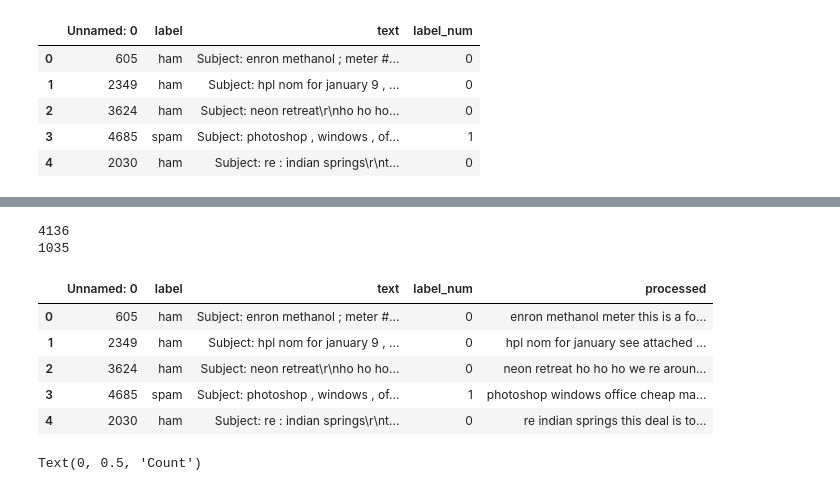
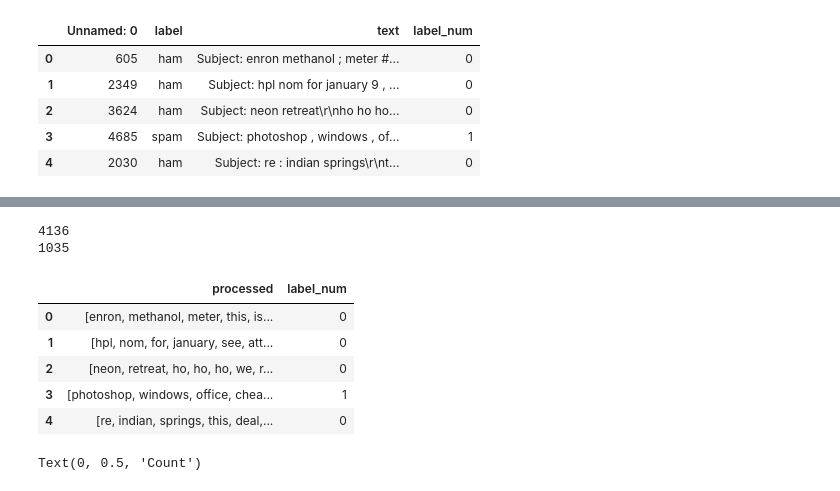
Before and after one commit to amannindra/spamEmail, a Jupyter notebook: spamEmail.ipynb, the cells around one changed output, grey strips where cells are left out. Saved outputs shown, nothing was run; the diff lists cells and outputs as text; code cells hidden in the pictures.

```diff
--- a/spamEmail.ipynb
+++ b/spamEmail.ipynb
@@ -138,20 +198,27 @@ data.head()
 # %%
-training_data = data.iloc[:int(0.8 * len(data))]
+set_train_Parameters = data.iloc[:int(0.8 * len(data))]
 
-test_data = data.iloc[int((0.8) * len(data)):]
+set_test_Parameters = data.iloc[int((0.8) * len(data)):]
 
-yesData = data[["processed", "label_num"]]
+training_data = set_train_Parameters[["processed", "label_num"]]
 
-print(len(training_data))
-print(len(test_data))
+test_data = set_test_Parameters[["processed", "label_num"]]
+
+training_data_no_proccess = set_train_Parameters[["text", "label_num"]]
+
+test_data_no_proccess = set_test_Parameters[["text", "label_num"]]
+
+
+print(len(training_data_no_proccess))
+print(len(test_data_no_proccess))
 training_data.head()
 # %% [output]
 4136
 1035
-|  | Unnamed: 0 | label | text | label_num | processed |
-| 0 | 605 | ham | Subject: enron methanol ; meter #... | 0 | enron methanol meter this is a fo... |
-| 1 | 2349 | ham | Subject: hpl nom for january 9 , ... | 0 | hpl nom for january see attached ... |
-| 2 | 3624 | ham | Subject: neon retreat\r\nho ho ho... | 0 | neon retreat ho ho ho we re aroun... |
-| 3 | 4685 | spam | Subject: photoshop , windows , of... | 1 | photoshop windows office cheap ma... |
-| 4 | 2030 | ham | Subject: re : indian springs\r\nt... | 0 | re indian springs this deal is to... |
+|  | processed | label_num |
+| 0 | [enron, methanol, meter, this, is... | 0 |
+| 1 | [hpl, nom, for, january, see, att... | 0 |
+| 2 | [neon, retreat, ho, ho, ho, we, r... | 0 |
+| 3 | [photoshop, windows, office, chea... | 1 |
+| 4 | [re, indian, springs, this, deal,... | 0 |
 # %%
```
Also changed, not shown: parts of 18 cells of this notebook.
